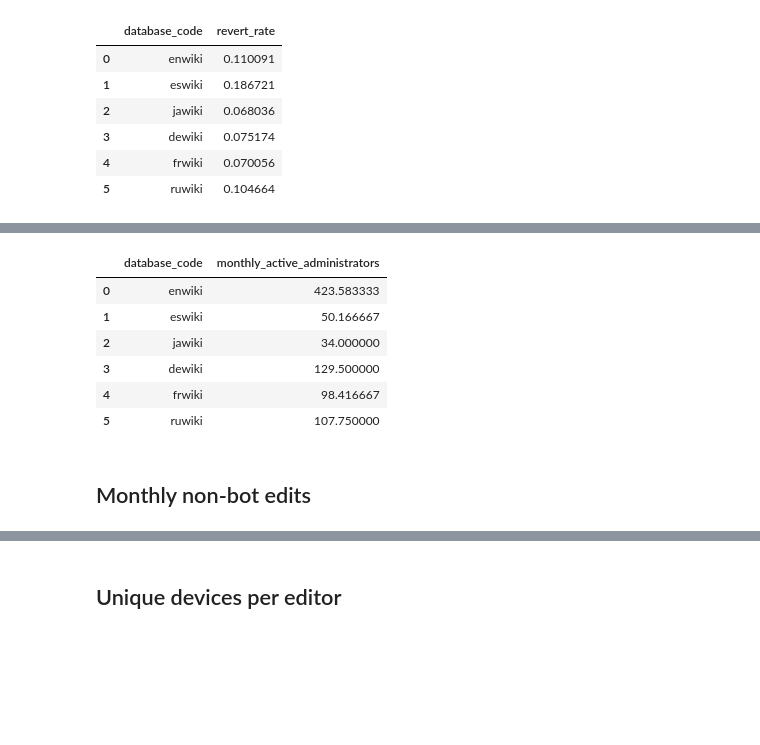
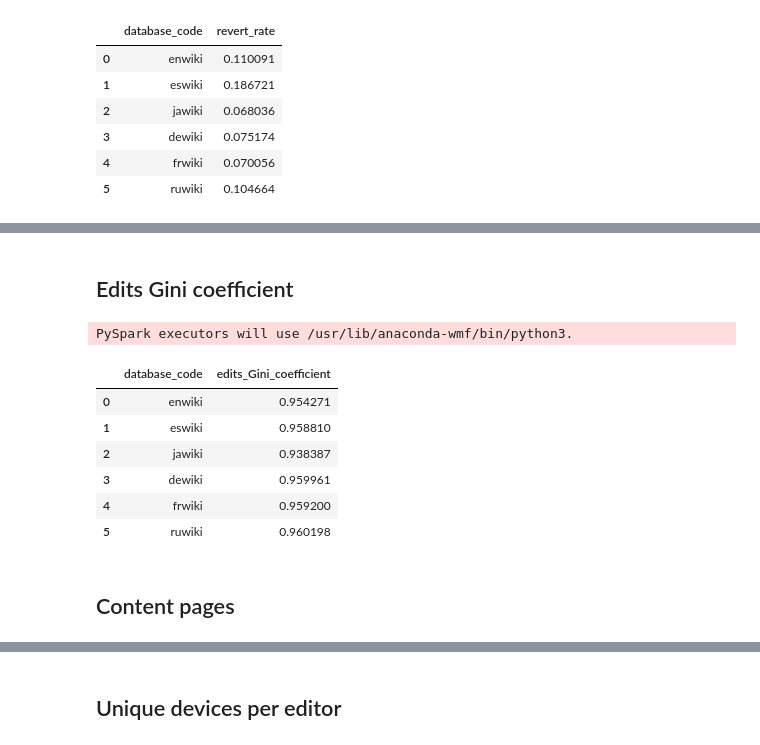
Before and after one commit to wikimedia-research/wiki-comparison, a Jupyter notebook: data-collection/data-collection.ipynb, the cells around one changed output, grey strips where cells are left out. Saved outputs shown, nothing was run; the diff lists cells and outputs as text; code cells hidden in the pictures; blank space fills up the shorter version.

Commit message:
Make a few tweaks and regenerate Dec 2021 snapshot

```diff
--- a/data-collection/data-collection.ipynb
+++ b/data-collection/data-collection.ipynb
@@ -515,11 +496,66 @@ PySpark executors will use /usr/lib/anaconda-wmf/bin/python3.
+# %% [markdown]
+## Edits Gini coefficient
+# %%
+user_edits = wmf.spark.run("""
+SELECT
+    wiki_db AS wiki,
+    COUNT(*) AS user_edits
+FROM
+    wmf.mediawiki_history
+WHERE
+    event_entity = "revision"
+    AND event_type = "create"
+    AND snapshot = "{snapshot}"
+    AND event_timestamp >= "{start}"
+    AND event_timestamp < "{end}"
+    AND SIZE(event_user_is_bot_by_historical) = 0
+GROUP BY
+    wiki_db,
+    event_user_id
+""".format(**query_vars))
+# %% [output]
+PySpark executors will use /usr/lib/anaconda-wmf/bin/python3.
+# %%
+# from https://github.com/oliviaguest/gini
+# licensed under CC0 (public domain)
+def gini(array):
+    """Calculate the Gini coefficient of a numpy array."""
+    # based on bottom eq:
+    # http://www.statsdirect.com/help/generatedimages/equations/equation154.svg
+    # FROM:
+    # http://www.statsdirect.com/help/default.htm#nonparametric_methods/gini.htm
+    # All values are treated equally, arrays must be 1d:
+    array = array.flatten()
+    if np.amin(array) < 0:
+        # Values cannot be negative:
+        array -= np.amin(array)
+    # Values cannot be 0:
+    array = array + 0.0000001
+    # Values must be sorted:
+    array = np.sort(array)
+    # Index per array element:
+    index = np.arange(1, array.shape[0] + 1)
+    # Number of array elements:
+    n = array.shape[0]
+    # Gini coefficient:
+    return ((np.sum((2 * index - n - 1) * array)) / (n * np.sum(array)))
+
+egc = (
+    user_edits
+    .groupby("wiki")
+    .apply(lambda g: gini(g["user_edits"].values))
+    .reset_index()
+)
+
+egc.columns = ["database_code", "edits_Gini_coefficient"]
 # %%
-check(maa)
+check(egc)
 # %% [output]
-|  | database_code | monthly_active_administrators |
-| 0 | enwiki | 423.583333 |
-| 1 | eswiki | 50.166667 |
-| 2 | jawiki | 34.000000 |
-| 3 | dewiki | 129.500000 |
-| 4 | frwiki | 98.416667 |
-| 5 | ruwiki | 107.750000 |
+|  | database_code | edits_Gini_coefficient |
+| 0 | enwiki | 0.954271 |
+| 1 | eswiki | 0.958810 |
+| 2 | jawiki | 0.938387 |
+| 3 | dewiki | 0.959961 |
+| 4 | frwiki | 0.959200 |
+| 5 | ruwiki | 0.960198 |
 # %%
@@ -527,2 +563,2 @@ merge_in(maa)
-# %% [markdown]
-## Monthly non-bot edits
+# %% [markdown]
+## Content pages
```
Also changed, not shown: parts of 80 cells of this notebook, 1 other file.
